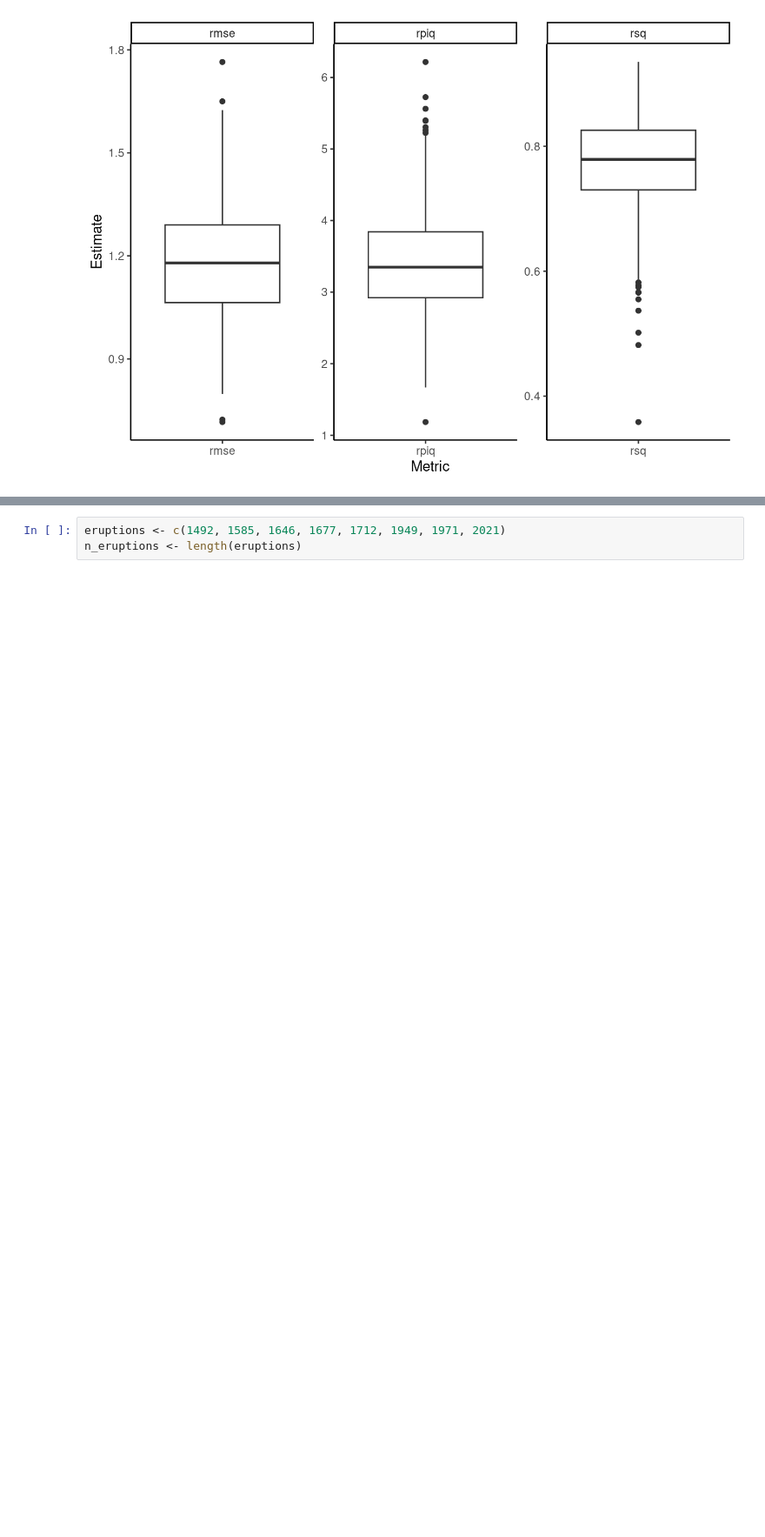
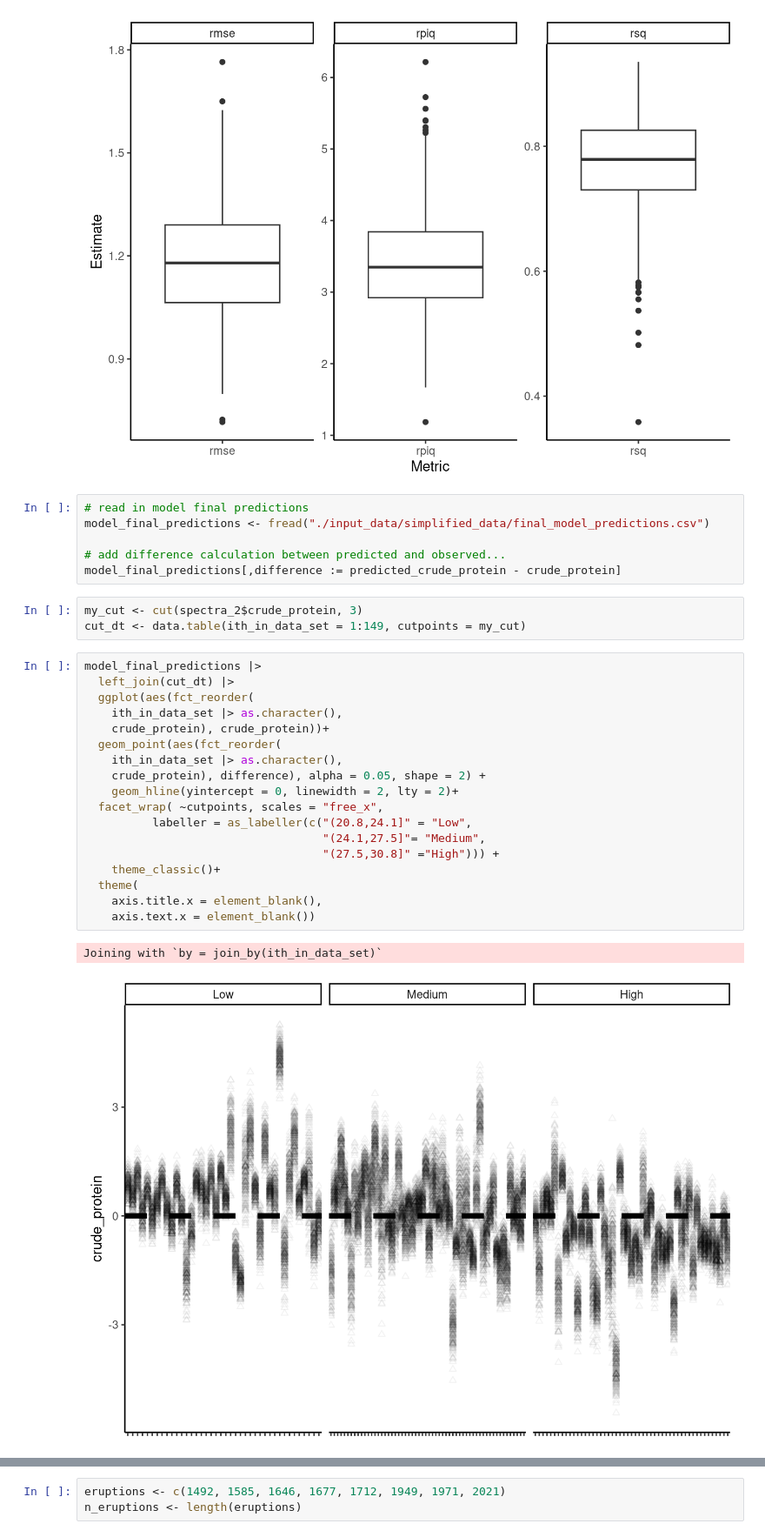
Before and after one commit to rvcrawford/glowing-system, a Jupyter notebook: index.embed.ipynb, the cells around one changed output, grey strips where cells are left out. Shown at 87% size. Drawn from its saved outputs; the diff is of its cells as text; blank space fills up the shorter version.

```diff
--- a/index.embed.ipynb
+++ b/index.embed.ipynb
@@ -287,6 +284,36 @@ final_model_table |>
   xlab("Metric") + ylab("Estimate")
 # %% [output]
 [figure]
+# %%
+# read in model final predictions
+model_final_predictions <- fread("./input_data/simplified_data/final_model_predictions.csv")
+
+# add difference calculation between predicted and observed...
+model_final_predictions[,difference := predicted_crude_protein - crude_protein]
+# %%
+my_cut <- cut(spectra_2$crude_protein, 3)
+cut_dt <- data.table(ith_in_data_set = 1:149, cutpoints = my_cut)
+# %%
+model_final_predictions |>
+  left_join(cut_dt) |>
+  ggplot(aes(fct_reorder(
+    ith_in_data_set |> as.character(),
+    crude_protein), crude_protein))+
+  geom_point(aes(fct_reorder(
+    ith_in_data_set |> as.character(),
+    crude_protein), difference), alpha = 0.05, shape = 2) +
+    geom_hline(yintercept = 0, linewidth = 2, lty = 2)+
+  facet_wrap( ~cutpoints, scales = "free_x",
+          labeller = as_labeller(c("(20.8,24.1]" = "Low",
+                                   "(24.1,27.5]"= "Medium",
+                                   "(27.5,30.8]" ="High"))) +
+    theme_classic()+
+  theme(
+    axis.title.x = element_blank(),
+    axis.text.x = element_blank())
+# %% [output]
+Joining with `by = join_by(ith_in_data_set)`
+[figure, added]
 # %% [markdown]
 This study is limited in that it represents the creation of one model based upon spectra collected from one machine. NIRS calibrations can be unique to a particular machine, if the machines compared are of the same model \[@reeves2012\]. As well, the calibration and validation sets are relatively small.
 
```
Also changed, not shown: parts of 3 cells of this notebook, 29 other files.
